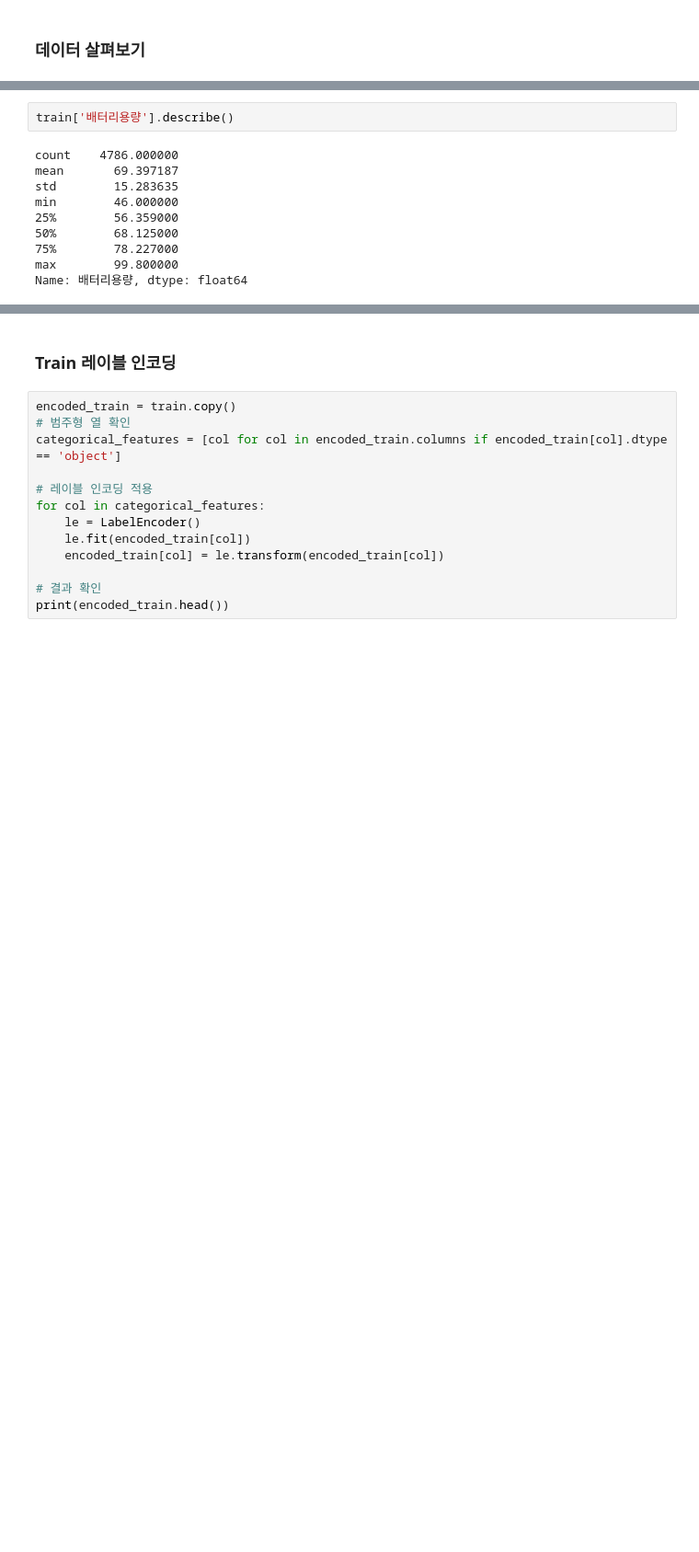
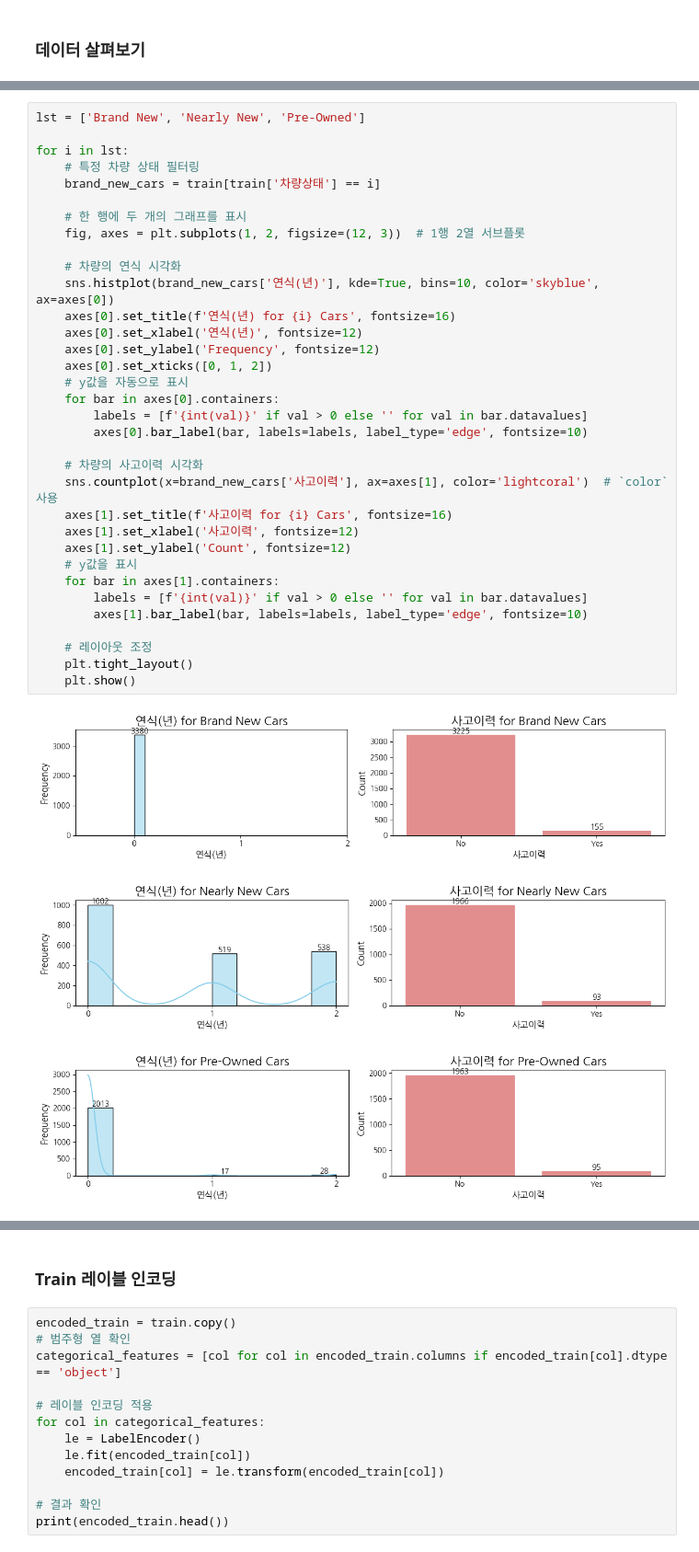
Before and after one commit to Lucypothesis/EV-price-prediction-hackathon, a Jupyter notebook: code/240125-pred16.ipynb, the cells around one changed output, grey strips where cells are left out. Shown: that part at 92% size. Saved outputs shown, nothing was run; the diff lists cells and outputs as text; blank space fills up the shorter version.

```diff
--- a/code/240125-pred16.ipynb
+++ b/code/240125-pred16.ipynb
@@ -86,12 +84,38 @@ plot_histogram(data=train, columns_to_plot=columns_to_plot, cols=2, figsize=(10,
-# %%
-train['배터리용량'].describe()
-# %% [output]
-count    4786.000000
-mean       69.397187
-std        15.283635
-min        46.000000
-25%        56.359000
-50%        68.125000
-75%        78.227000
-max        99.800000
-Name: 배터리용량, dtype: float64
+# %%
+lst = ['Brand New', 'Nearly New', 'Pre-Owned']
+
+for i in lst:
+    # 특정 차량 상태 필터링
+    brand_new_cars = train[train['차량상태'] == i]
+
+    # 한 행에 두 개의 그래프를 표시
+    fig, axes = plt.subplots(1, 2, figsize=(12, 3))  # 1행 2열 서브플롯
+
+    # 차량의 연식 시각화
+    sns.histplot(brand_new_cars['연식(년)'], kde=True, bins=10, color='skyblue', ax=axes[0])
+    axes[0].set_title(f'연식(년) for {i} Cars', fontsize=16)
+    axes[0].set_xlabel('연식(년)', fontsize=12)
+    axes[0].set_ylabel('Frequency', fontsize=12)
+    axes[0].set_xticks([0, 1, 2])
+    # y값을 자동으로 표시
+    for bar in axes[0].containers:
+        labels = [f'{int(val)}' if val > 0 else '' for val in bar.datavalues]
+        axes[0].bar_label(bar, labels=labels, label_type='edge', fontsize=10)
+
+    # 차량의 사고이력 시각화
+    sns.countplot(x=brand_new_cars['사고이력'], ax=axes[1], color='lightcoral')  # `color` 사용
+    axes[1].set_title(f'사고이력 for {i} Cars', fontsize=16)
+    axes[1].set_xlabel('사고이력', fontsize=12)
+    axes[1].set_ylabel('Count', fontsize=12)
+    # y값을 표시
+    for bar in axes[1].containers:
+        labels = [f'{int(val)}' if val > 0 else '' for val in bar.datavalues]
+        axes[1].bar_label(bar, labels=labels, label_type='edge', fontsize=10)
+
+    # 레이아웃 조정
+    plt.tight_layout()
+    plt.show()
+# %% [output]
+[figure, added]
+[figure, added]
+[figure, added]
```
Also changed, not shown: parts of 21 cells of this notebook, 6 other files.
